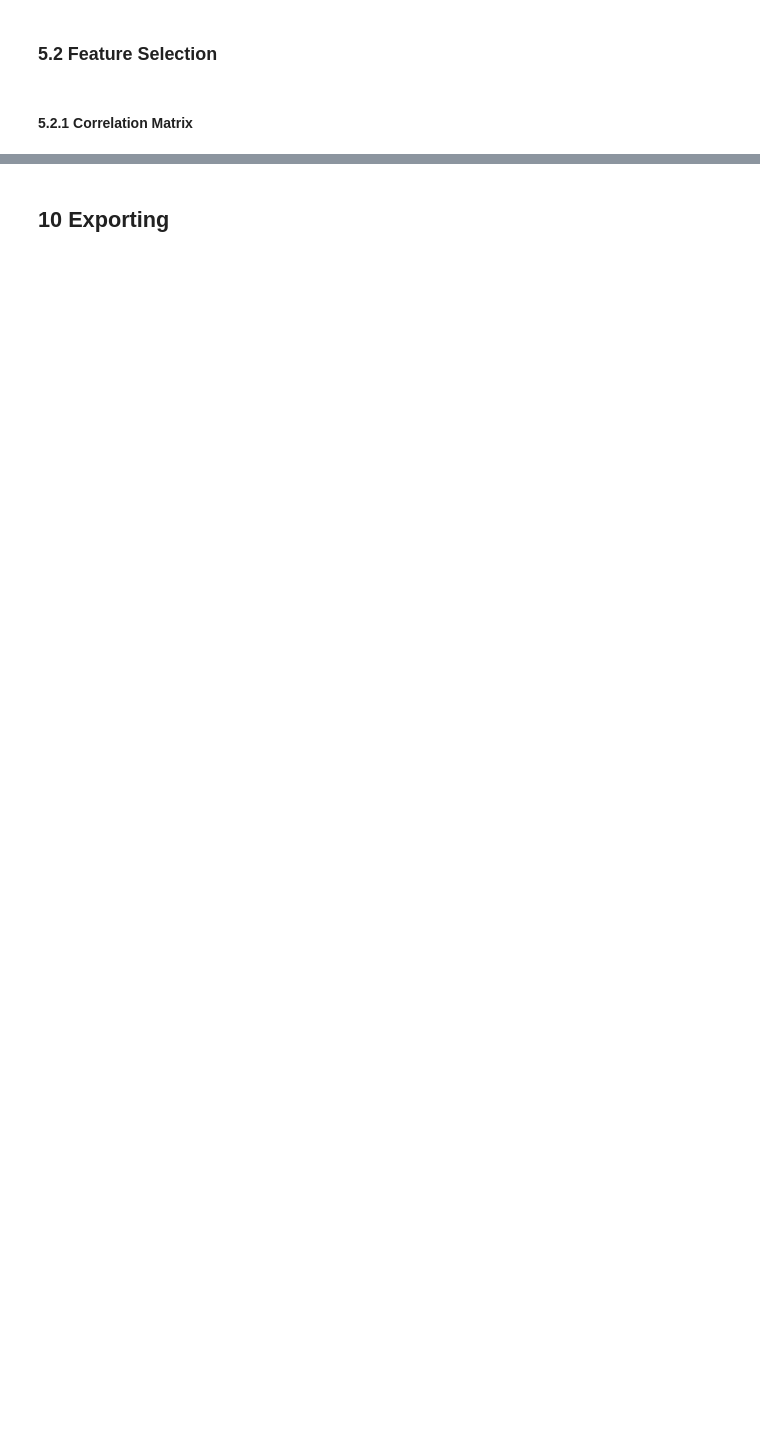
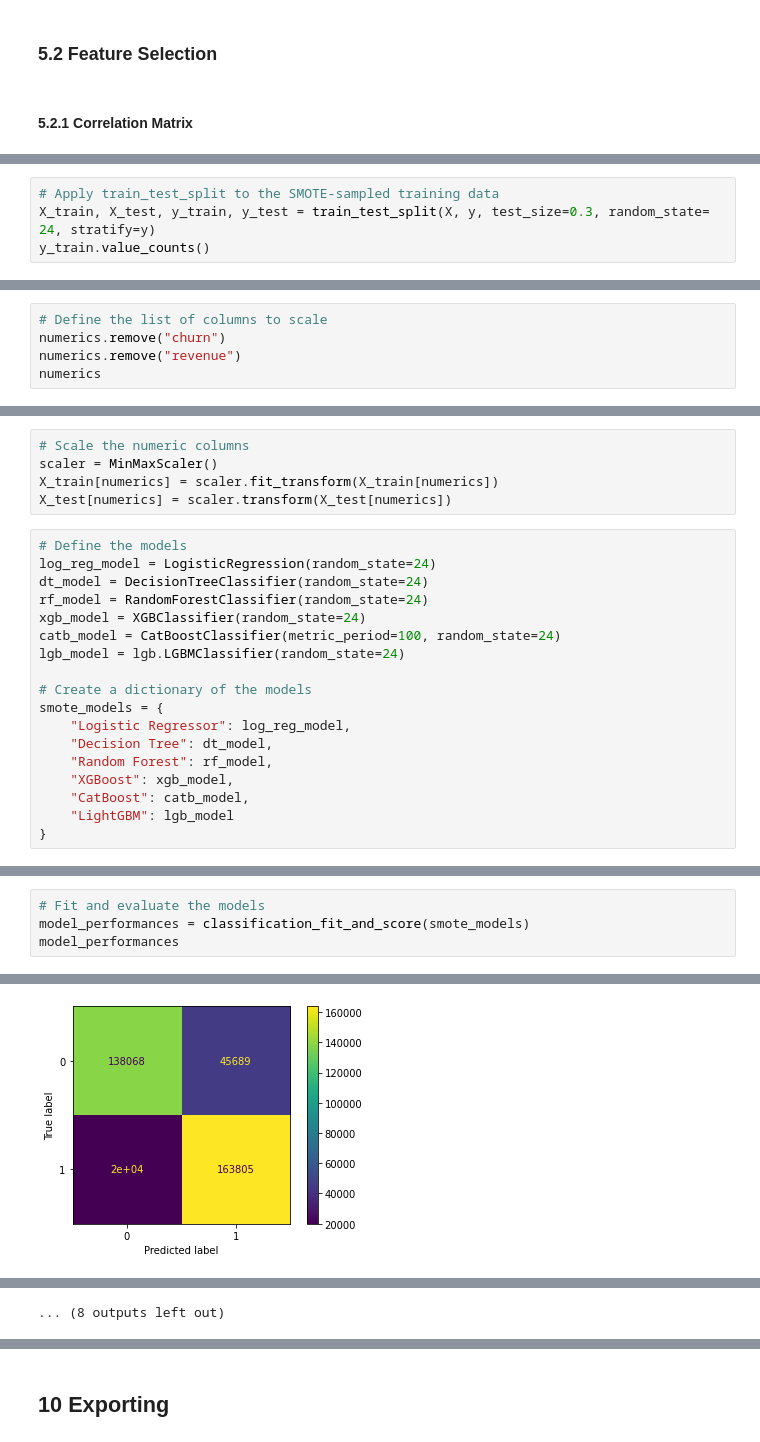
Before and after one commit to KOdoi-OJ/Expresso-Customer-Churn-Prediction, a Jupyter notebook: Notebook.ipynb, the cells around one changed output, grey strips where cells are left out. Drawn from its saved outputs; the diff is of its cells as text; blank space fills up the shorter version.

```diff
--- a/Notebook.ipynb
+++ b/Notebook.ipynb
@@ -1981,0 +488,4 @@ Per their confusion matrices and F2 scores, the XGBoost model (0.79 F2-score) ge
+# %%
+# Apply train_test_split to the SMOTE-sampled training data
+X_train, X_test, y_train, y_test = train_test_split(X, y, test_size=0.3, random_state= 24, stratify=y)
+y_train.value_counts()
@@ -1981,0 +496,5 @@ Per their confusion matrices and F2 scores, the XGBoost model (0.79 F2-score) ge
+# %%
+# Define the list of columns to scale
+numerics.remove("churn")
+numerics.remove("revenue")
+numerics
@@ -1981,0 +509,23 @@ Per their confusion matrices and F2 scores, the XGBoost model (0.79 F2-score) ge
+# %%
+# Scale the numeric columns
+scaler = MinMaxScaler()
+X_train[numerics] = scaler.fit_transform(X_train[numerics])
+X_test[numerics] = scaler.transform(X_test[numerics])
+# %%
+# Define the models
+log_reg_model = LogisticRegression(random_state=24)
+dt_model = DecisionTreeClassifier(random_state=24)
+rf_model = RandomForestClassifier(random_state=24)
+xgb_model = XGBClassifier(random_state=24)
+catb_model = CatBoostClassifier(metric_period=100, random_state=24)
+lgb_model = lgb.LGBMClassifier(random_state=24)
+
+# Create a dictionary of the models
+smote_models = {
+    "Logistic Regressor": log_reg_model,
+    "Decision Tree": dt_model,
+    "Random Forest": rf_model,
+    "XGBoost": xgb_model,
+    "CatBoost": catb_model,
+    "LightGBM": lgb_model
+}
@@ -1981,0 +593,5 @@ Per their confusion matrices and F2 scores, the XGBoost model (0.79 F2-score) ge
+# %%
+# Fit and evaluate the models
+model_performances = classification_fit_and_score(smote_models)
+model_performances
+# %% [output]
@@ -1981,0 +613 @@ Per their confusion matrices and F2 scores, the XGBoost model (0.79 F2-score) ge
+[figure, added]
@@ -1981,0 +672 @@ Per their confusion matrices and F2 scores, the XGBoost model (0.79 F2-score) ge
+... (8 outputs left out)
```
Also changed, not shown: parts of 329 cells of this notebook, 9 other files.
